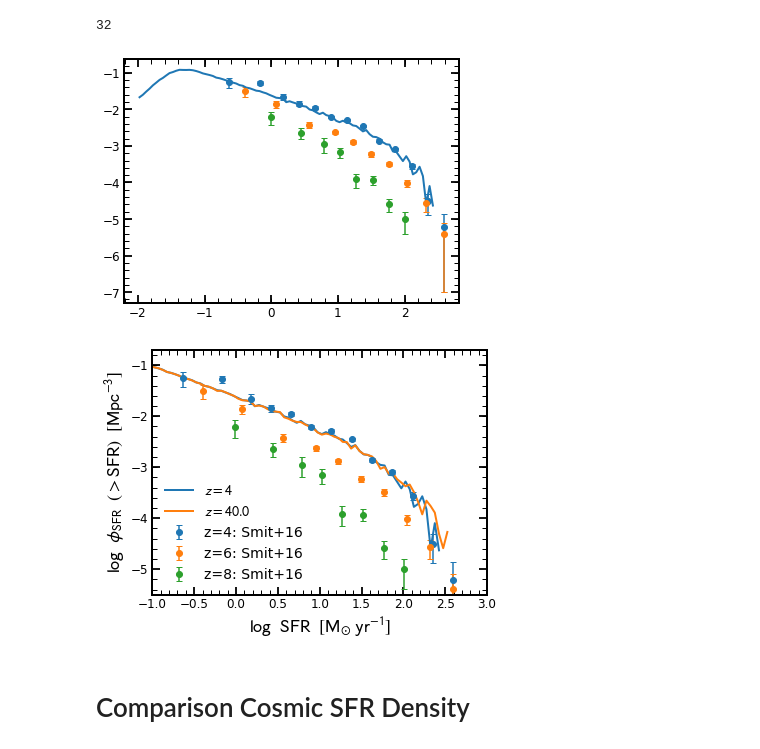
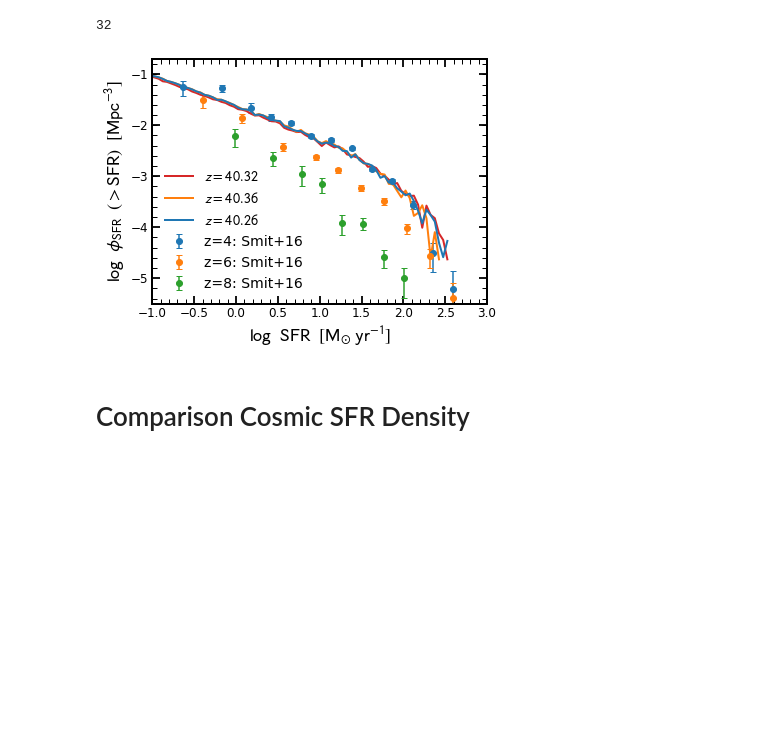
Before and after one commit to stacchella/halo_model, a Jupyter notebook: scripts/Comparison_UV_Observables.ipynb, the cells around one changed output. Drawn from its saved outputs; the diff is of its cells as text; code cells hidden in the pictures; blank space fills up the shorter version.

```diff
--- a/scripts/Comparison_UV_Observables.ipynb
+++ b/scripts/Comparison_UV_Observables.ipynb
@@ -604,8 +604,9 @@ SFRFct_obs_dict['8'] = np.array([SFR_list, phi_list, phi_err_list_neg, phi_err_l
 # read in model
 # take average SFR over past 200 Myr (UV SFR)
 
-SFR_bins_center_z4, SFR_fct_model_z4, SB = compute_SFR_Fct(path_SFH_cat + 'SFH_z4_constant.hdf5', volume_box, cumulative=False, redshift_in=4.0, completeness_correction=True)
-SFR_bins_center_z42, SFR_fct_model_z42, SB = compute_SFR_Fct(path_SFH_cat + 'SFH_z4_constant_0.0.hdf5', volume_box, cumulative=False, redshift_in=4.0, completeness_correction=True)
+SFR_bins_center_z4, SFR_fct_model_z4, SB = compute_SFR_Fct(path_SFH_cat + 'SFH_z4_constant_0.32.hdf5', volume_box, cumulative=False, redshift_in=4.0, completeness_correction=True)
+SFR_bins_center_z42, SFR_fct_model_z42, SB = compute_SFR_Fct(path_SFH_cat + 'SFH_z4_constant_0.36.hdf5', volume_box, cumulative=False, redshift_in=4.0, completeness_correction=True)
+SFR_bins_center_z43, SFR_fct_model_z43, SB = compute_SFR_Fct(path_SFH_cat + 'SFH_z4_constant_0.26.hdf5', volume_box, cumulative=False, redshift_in=4.0, completeness_correction=True)
 #SFR_bins_center_z4, SFR_fct_model_z4, SB = compute_SFR_Fct(path_SP_cat + 'SFH_z4_constant_with_L.hdf5', volume_box, cumulative=False, redshift_in=4.0, completeness_correction=True)
 #SFR_bins_center_z6, SFR_fct_model_z6 = compute_SFR_Fct(path_SP_cat + 'SFH_z6_constant_with_L_M05.hdf5', volume_box, cumulative=False, redshift_in=6.0, completeness_correction=True)
 # %%
@@ -640,37 +641,37 @@ label_plot = ['z=4: Smit+16', 'z=6: Smit+16', 'z=8: Smit+16']
 
 fig, ax = plt.subplots(nrows=1, ncols=1, figsize=(6, 4.5))
 
 # Observations
 #ax.plot(np.log10(SFR_list_z4), np.log10(SFR_fct_z4), '--', color='C0', alpha=0.8)
 #ax.fill_between(np.log10(SFR_list_z4), np.log10(SFR_fct_z4_P16), np.log10(SFR_fct_z4_P84), lw=0.0, color='C0', alpha=0.2)
 #ax.plot(np.log10(SFR_list_z6), np.log10(SFR_fct_z6), '--', color='C1', alpha=0.8)
 #ax.fill_between(np.log10(SFR_list_z6), np.log10(SFR_fct_z6_P16), np.log10(SFR_fct_z6_P84), lw=0.0, color='C1', alpha=0.2)
 #ax.plot(np.log10(SFR_list_z8), np.log10(SFR_fct_z8), '--', color='C2', alpha=0.8)
 #ax.fill_between(np.log10(SFR_list_z8), np.log10(SFR_fct_z8_P16), np.log10(SFR_fct_z8_P84), lw=0.0, color='C2', alpha=0.2)
 
 # data points from observatoins
 for ii in range(len(redshift_plot)):
     plot_datapoints_observations(ax, SFRFct_obs_dict, redshift_plot[ii], color_plot[ii], label_plot[ii])
 
 
 
 # Model
-ax.plot(SFR_bins_center_z4, np.log10(SFR_fct_model_z4), '-', color='C0', lw=2, label=r'$z=4$')
-ax.plot(SFR_bins_center_z42, np.log10(SFR_fct_model_z42), '-', color='C1', lw=2, label=r'$z=4 0.0$')
+ax.plot(SFR_bins_center_z4, np.log10(SFR_fct_model_z4), '-', color='C3', lw=2, label=r'$z=4\/0.32$')
+ax.plot(SFR_bins_center_z42, np.log10(SFR_fct_model_z42), '-', color='C1', lw=2, label=r'$z=4\/0.36$')
+ax.plot(SFR_bins_center_z43, np.log10(SFR_fct_model_z43), '-', color='C0', lw=2, label=r'$z=4\/0.26$')
 #ax.plot(np.log10(SFR_bins_center_z8), np.log10(SFR_fct_model_z8), '-', color='C2', lw=2, label=r'$z=8$')
 
 ax.set_xlabel(r'$\log\/\/\/\/\mathrm{SFR}\/\/\/\/[\mathrm{M_{\odot}}\/\/\mathrm{yr}^{-1}]$', fontsize=18)
 ax.set_ylabel(r'$\log\/\/\/\/\phi_{\rm SFR}\/\/\/\/(>\mathrm{SFR})\/\/\/\/[\mathrm{Mpc}^{-3}]$', fontsize=18)
 
 ax.set_xlim([-1.0, 3.0])
 ax.set_ylim([-5.5, -0.7])
 
 plt.legend(frameon=False, fontsize=14)
 plt.savefig(path_figures + 'SFR_Fct_evolution2.pdf', bbox_inches='tight')
 plt.show()
 # %% [output]
-[figure, old version]
+[figure, new version]
-[figure, removed]
 # %% [markdown]
 # Comparison Cosmic SFR Density
 # %%
```
Also changed, not shown: 2 other files.
